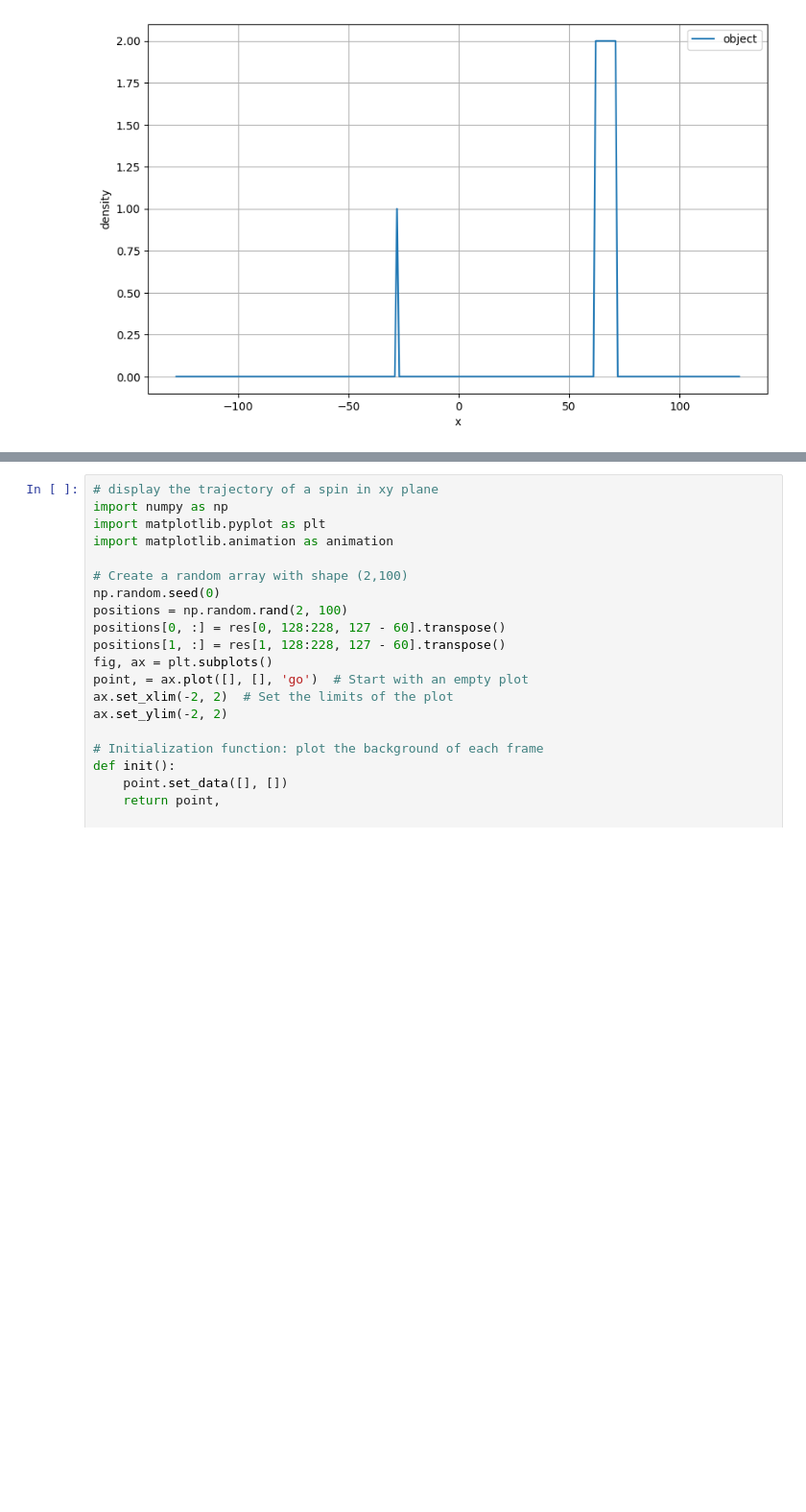
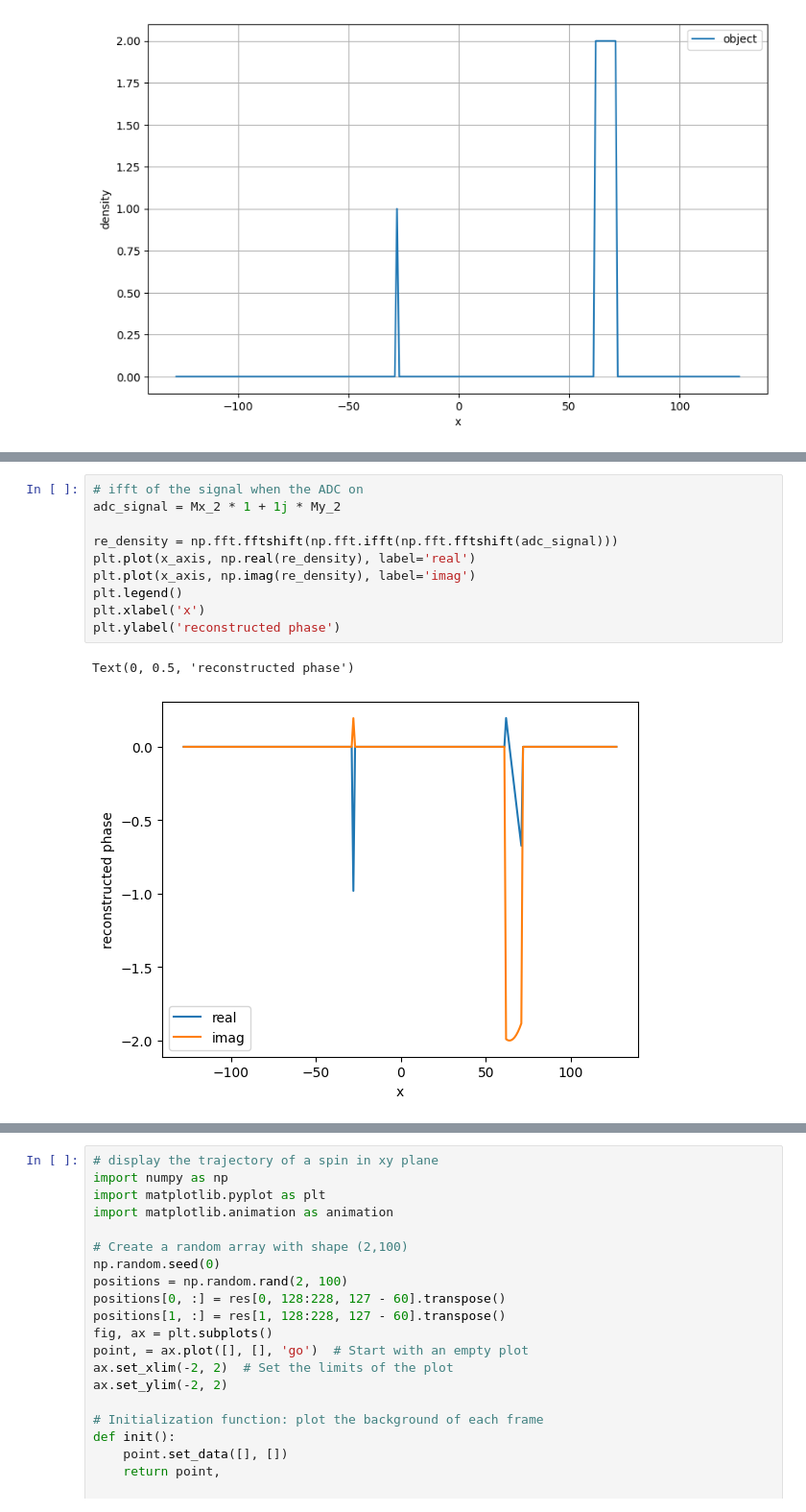
Before and after one commit to chongfengling/MRI-pulse-sequence-optimization, a Jupyter notebook: src/simulator.ipynb, the cells around one changed output, grey strips where cells are left out. Shown at 96% size. Cells and saved outputs as stored; diff of their text form; blank space fills up the shorter version.

```diff
--- a/src/simulator.ipynb
+++ b/src/simulator.ipynb
@@ -121,0 +104,13 @@ error
+# %%
+# ifft of the signal when the ADC on
+adc_signal = Mx_2 * 1 + 1j * My_2
+
+re_density = np.fft.fftshift(np.fft.ifft(np.fft.fftshift(adc_signal)))
+plt.plot(x_axis, np.real(re_density), label='real')
+plt.plot(x_axis, np.imag(re_density), label='imag')
+plt.legend()
+plt.xlabel('x')
+plt.ylabel('reconstructed phase')
+# %% [output]
+Text(0, 0.5, 'reconstructed phase')
+[figure, added]
```
Also changed, not shown: parts of 2 cells of this notebook.
